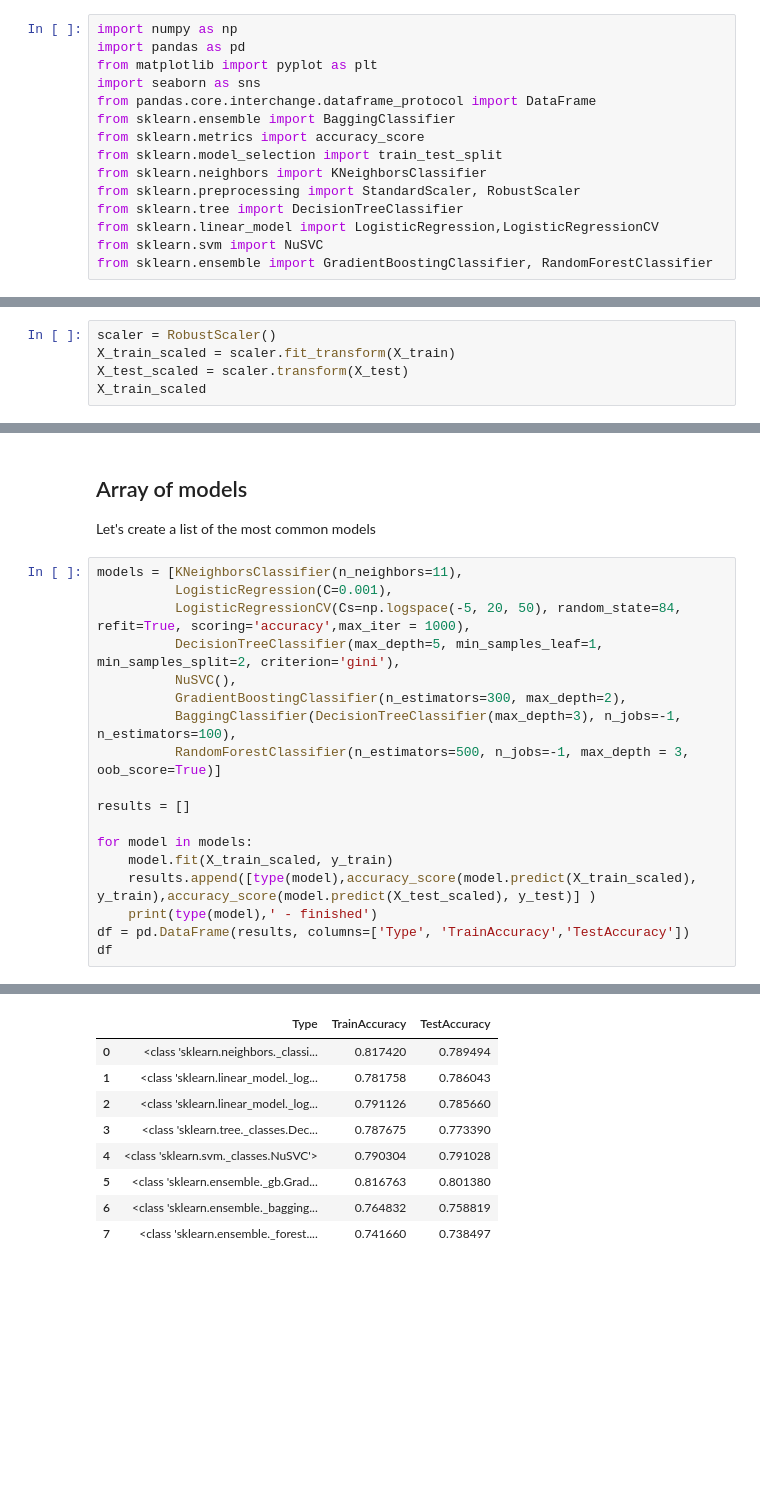
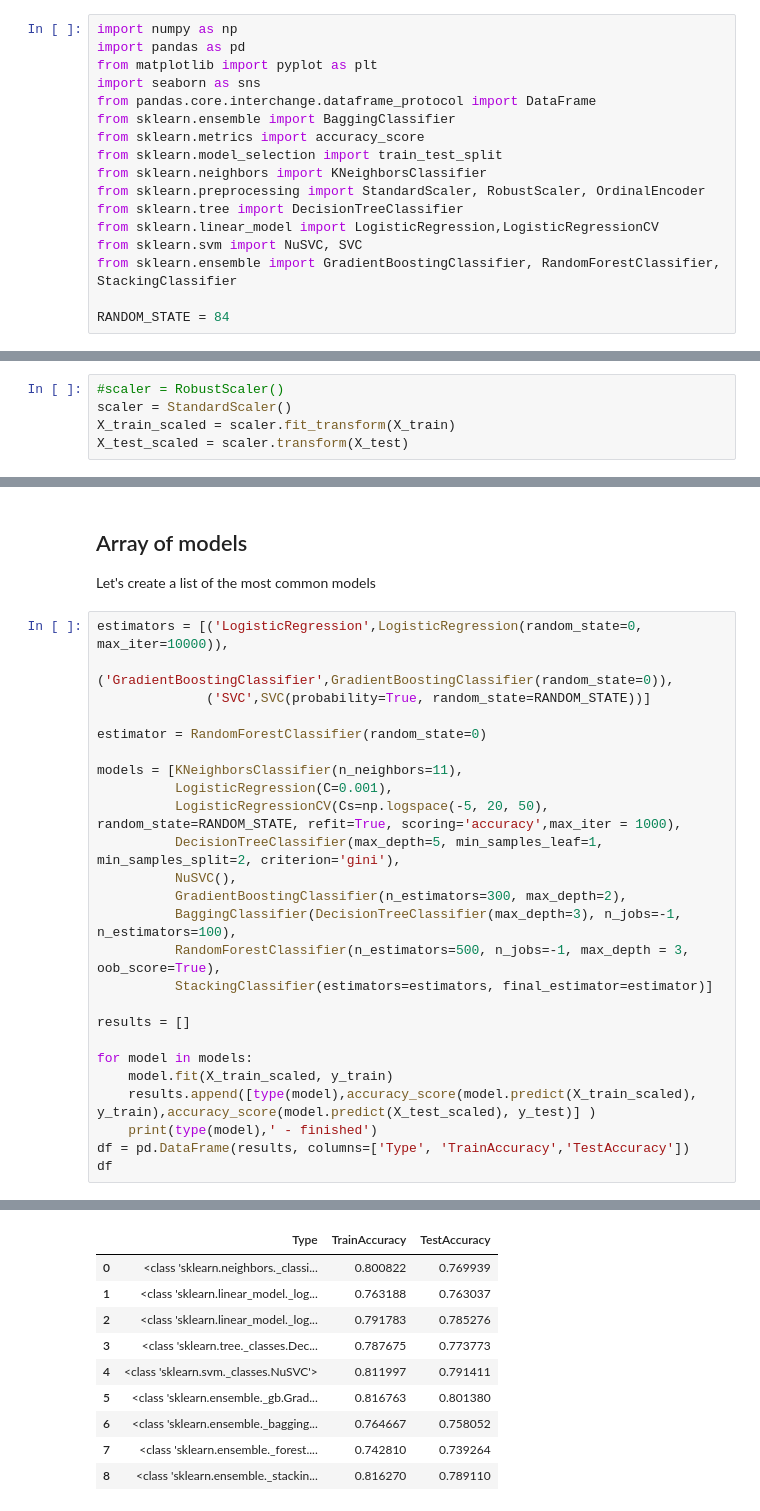
Before and after one commit to georgybarabanshchikov/otusmlbasic, a Jupyter notebook: course_work/spaceship_titianic.ipynb, the cells around one changed output, grey strips where cells are left out. Cells and saved outputs as stored; diff of their text form; blank space fills up the shorter version.

```diff
--- a/course_work/spaceship_titianic.ipynb
+++ b/course_work/spaceship_titianic.ipynb
@@ -71,11 +71,13 @@ from sklearn.ensemble import BaggingClassifier
 from sklearn.metrics import accuracy_score
 from sklearn.model_selection import train_test_split
 from sklearn.neighbors import KNeighborsClassifier
-from sklearn.preprocessing import StandardScaler, RobustScaler
+from sklearn.preprocessing import StandardScaler, RobustScaler, OrdinalEncoder
 from sklearn.tree import DecisionTreeClassifier
 from sklearn.linear_model import LogisticRegression,LogisticRegressionCV
-from sklearn.svm import NuSVC
-from sklearn.ensemble import GradientBoostingClassifier, RandomForestClassifier
+from sklearn.svm import NuSVC, SVC
+from sklearn.ensemble import GradientBoostingClassifier, RandomForestClassifier, StackingClassifier
+
+RANDOM_STATE = 84
 # %%
 
 
@@ -454,7 +455,7 @@ X_train, X_test, y_train, y_test = train_test_split(data.drop('Transported', axi
 # %% [markdown]
 ### Scaler
 # %%
-scaler = RobustScaler()
+#scaler = RobustScaler()
+scaler = StandardScaler()
 X_train_scaled = scaler.fit_transform(X_train)
 X_test_scaled = scaler.transform(X_test)
-X_train_scaled
@@ -476,14 +476,21 @@ array([[ 0.        ,  0.42105263,  0.        , ...,  0.        ,
 ## Array of models
 Let's create a list of the most common models
 # %%
+estimators = [('LogisticRegression',LogisticRegression(random_state=0, max_iter=10000)),
+              ('GradientBoostingClassifier',GradientBoostingClassifier(random_state=0)),
+              ('SVC',SVC(probability=True, random_state=RANDOM_STATE))]
+
+estimator = RandomForestClassifier(random_state=0)
+
 models = [KNeighborsClassifier(n_neighbors=11),
           LogisticRegression(C=0.001),
-          LogisticRegressionCV(Cs=np.logspace(-5, 20, 50), random_state=84, refit=True, scoring='accuracy',max_iter = 1000),
+          LogisticRegressionCV(Cs=np.logspace(-5, 20, 50), random_state=RANDOM_STATE, refit=True, scoring='accuracy',max_iter = 1000),
           DecisionTreeClassifier(max_depth=5, min_samples_leaf=1, min_samples_split=2, criterion='gini'),
           NuSVC(),
           GradientBoostingClassifier(n_estimators=300, max_depth=2),
           BaggingClassifier(DecisionTreeClassifier(max_depth=3), n_jobs=-1, n_estimators=100),
-          RandomForestClassifier(n_estimators=500, n_jobs=-1, max_depth = 3, oob_score=True)]
+          RandomForestClassifier(n_estimators=500, n_jobs=-1, max_depth = 3, oob_score=True),
+          StackingClassifier(estimators=estimators, final_estimator=estimator)]
 
 results = []
 
@@ -505,9 +513,10 @@ df
 |  | Type | TrainAccuracy | TestAccuracy |
-| 0 | <class 'sklearn.neighbors._classi... | 0.817420 | 0.789494 |
-| 1 | <class 'sklearn.linear_model._log... | 0.781758 | 0.786043 |
-| 2 | <class 'sklearn.linear_model._log... | 0.791126 | 0.785660 |
-| 3 | <class 'sklearn.tree._classes.Dec... | 0.787675 | 0.773390 |
-| 4 | <class 'sklearn.svm._classes.NuSVC'> | 0.790304 | 0.791028 |
+| 0 | <class 'sklearn.neighbors._classi... | 0.800822 | 0.769939 |
+| 1 | <class 'sklearn.linear_model._log... | 0.763188 | 0.763037 |
+| 2 | <class 'sklearn.linear_model._log... | 0.791783 | 0.785276 |
+| 3 | <class 'sklearn.tree._classes.Dec... | 0.787675 | 0.773773 |
+| 4 | <class 'sklearn.svm._classes.NuSVC'> | 0.811997 | 0.791411 |
 | 5 | <class 'sklearn.ensemble._gb.Grad... | 0.816763 | 0.801380 |
-| 6 | <class 'sklearn.ensemble._bagging... | 0.764832 | 0.758819 |
-| 7 | <class 'sklearn.ensemble._forest.... | 0.741660 | 0.738497 |
+| 6 | <class 'sklearn.ensemble._bagging... | 0.764667 | 0.758052 |
+| 7 | <class 'sklearn.ensemble._forest.... | 0.742810 | 0.739264 |
+| 8 | <class 'sklearn.ensemble._stackin... | 0.816270 | 0.789110 |
```
Also changed, not shown: parts of 6 cells of this notebook.
